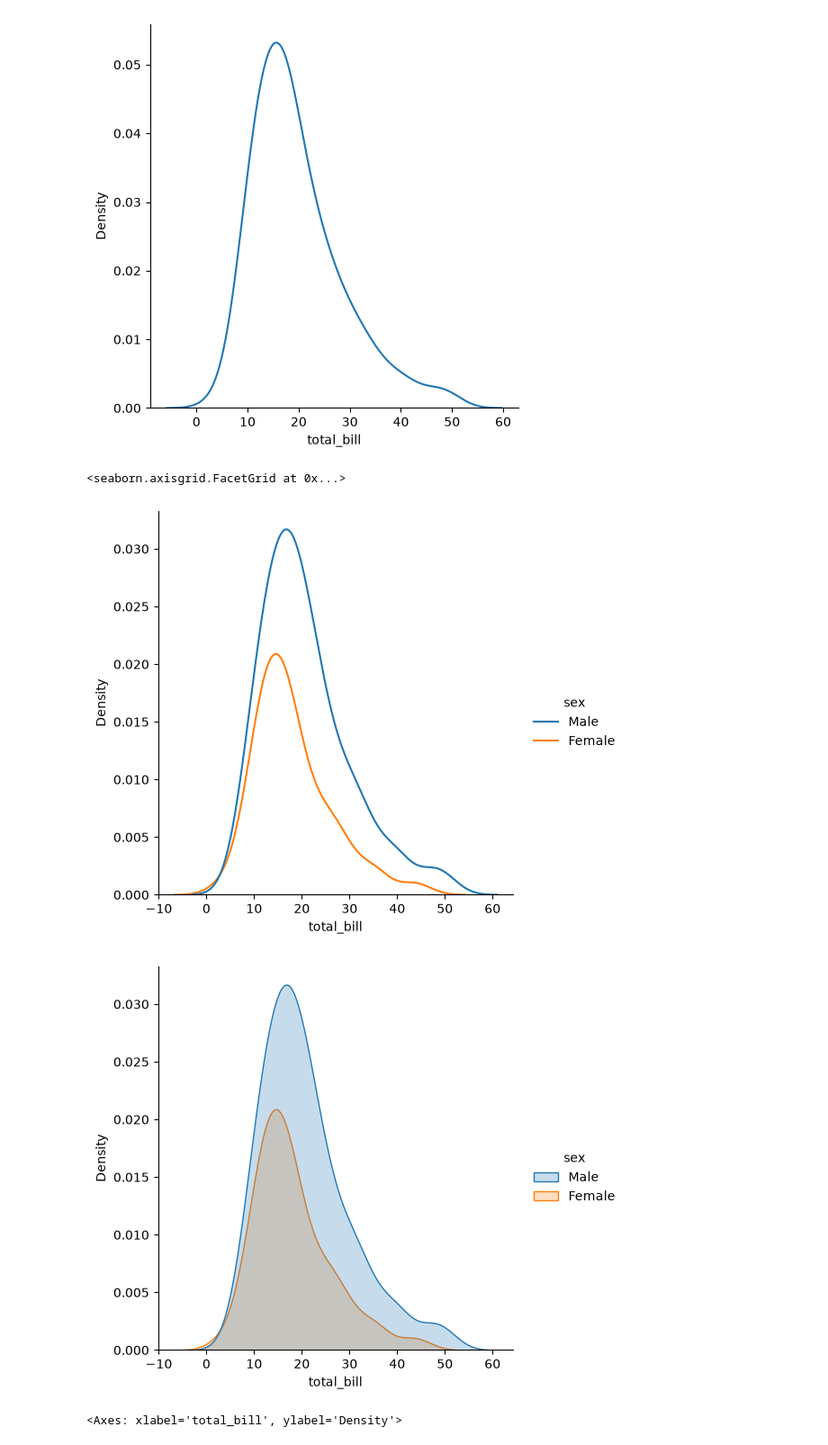
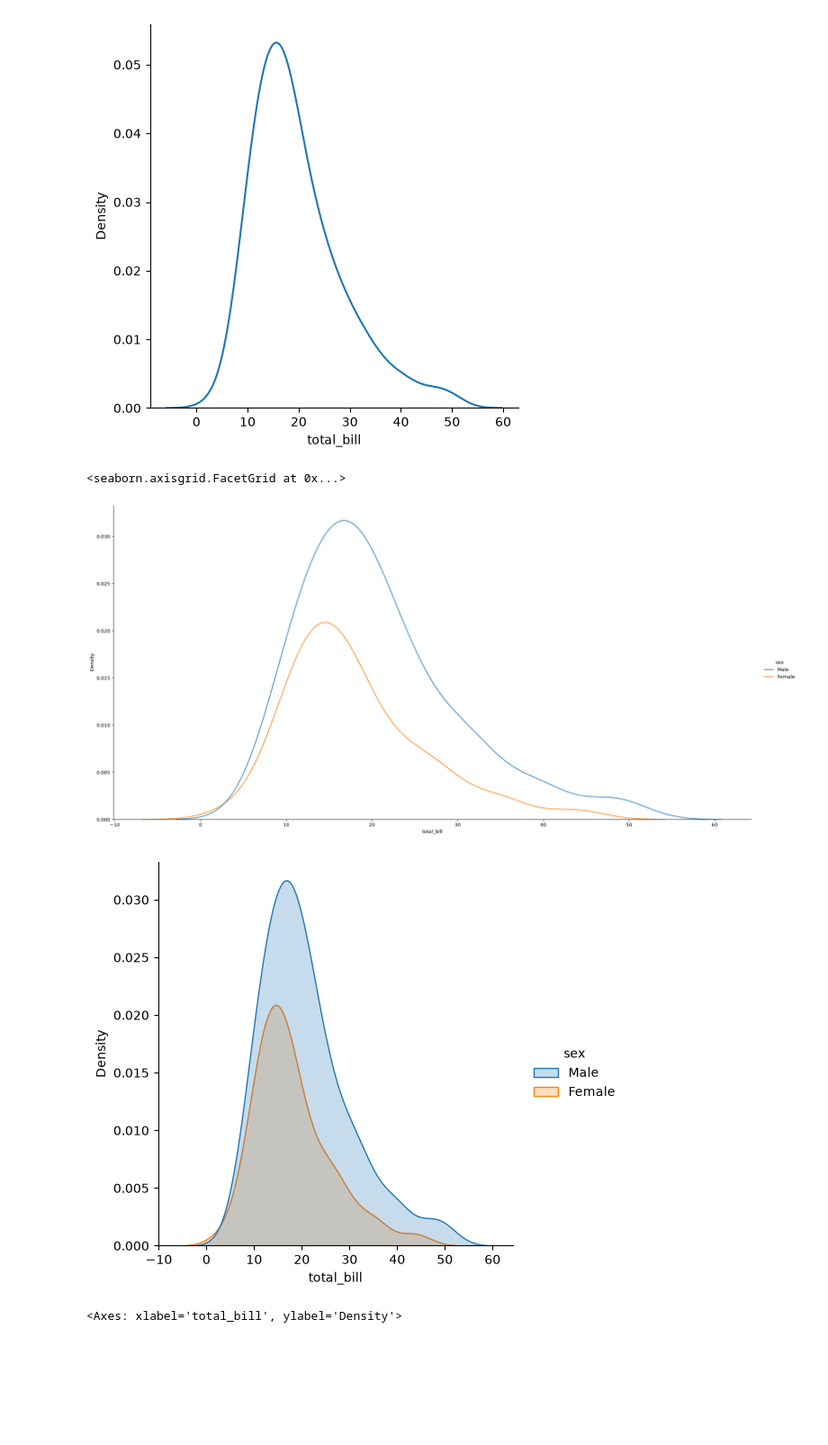
Before and after one commit to shivrudrasinh/Campus-X, a Jupyter notebook: Seaborn/Session 25 Plotting using Seaborn.ipynb, the cells around one changed output. Shown at 90% size. Drawn from its saved outputs; the diff is of its cells as text; code cells hidden in the pictures; blank space fills up the shorter version.

```diff
--- a/Seaborn/Session 25 Plotting using Seaborn.ipynb
+++ b/Seaborn/Session 25 Plotting using Seaborn.ipynb
@@ -241,11 +241,14 @@ sns.displot(data=tips,x='total_bill',kind="kde")
 # %%
 # hue -> fill
 
-sns.displot(data=tips,x='total_bill',kind="kde",hue="sex")
+# height and aspect is use to increase the size of the figuare level image
+
+
+sns.displot(data=tips,x='total_bill',kind="kde",hue="sex",height=10,aspect=2)
 sns.displot(data=tips,x='total_bill',kind="kde",hue="sex",fill=True)
 # %% [output]
 <seaborn.axisgrid.FacetGrid at 0x...>
-[figure, old version]
+[figure, new version]
 [figure]
 # %%
 # Rugplot
```
Also changed, not shown: 11 other files.
